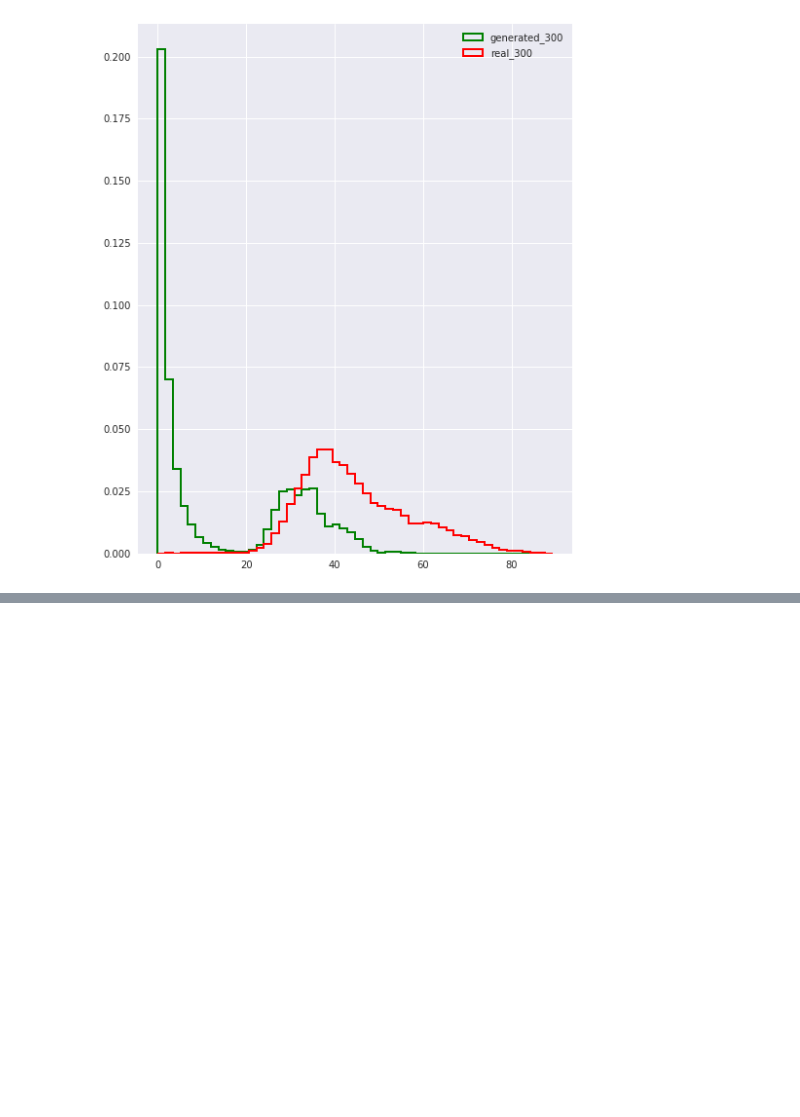
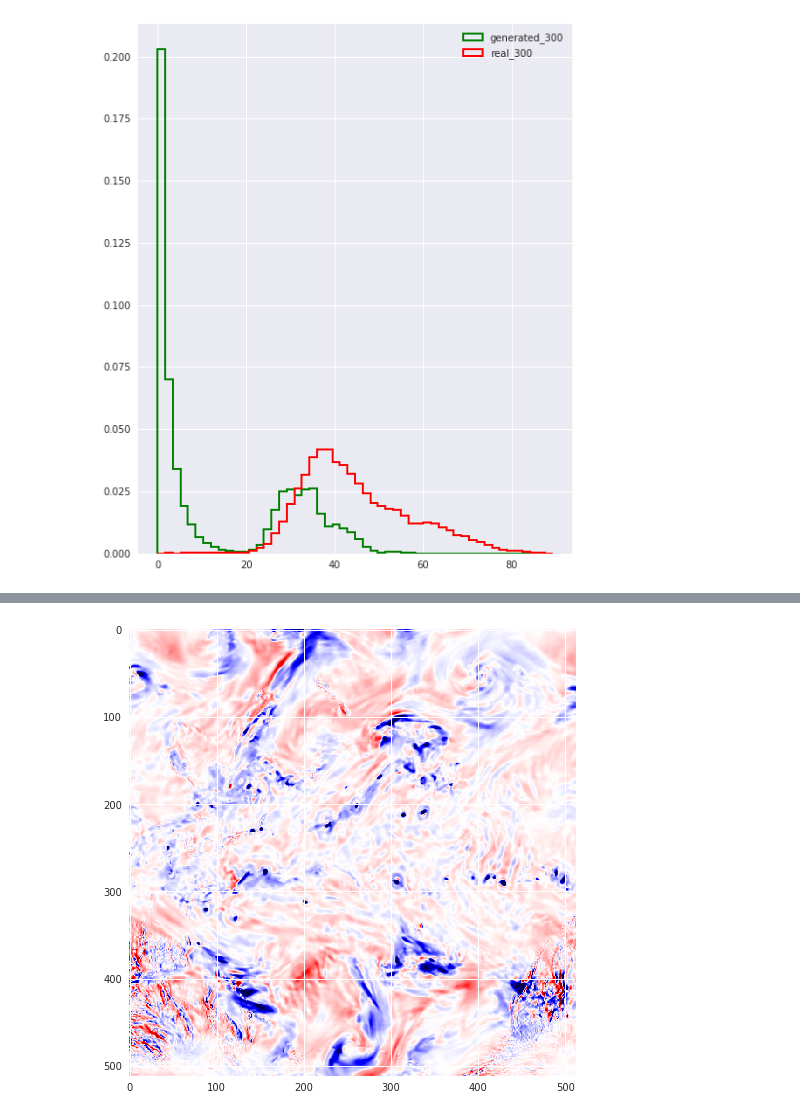
Before and after one commit to rishabh135/climate_stylegan, a Jupyter notebook: jupyter_notebooks/metrics_climate_data.ipynb, the cells around one changed output, grey strips where cells are left out. Cells and saved outputs as stored; diff of their text form; code cells hidden in the pictures; blank space fills up the shorter version.

```diff
--- a/jupyter_notebooks/metrics_climate_data.ipynb
+++ b/jupyter_notebooks/metrics_climate_data.ipynb
@@ -346,0 +410,4 @@ plt.legend(loc='best')
+# %%
+plt.imshow(original_wo_norm_data[4,0], cmap='seismic', vmin= -1.4, vmax=1.4);
+# %% [output]
+[figure, added]
```
Also changed, not shown: parts of 14 cells of this notebook, 11 other files.
